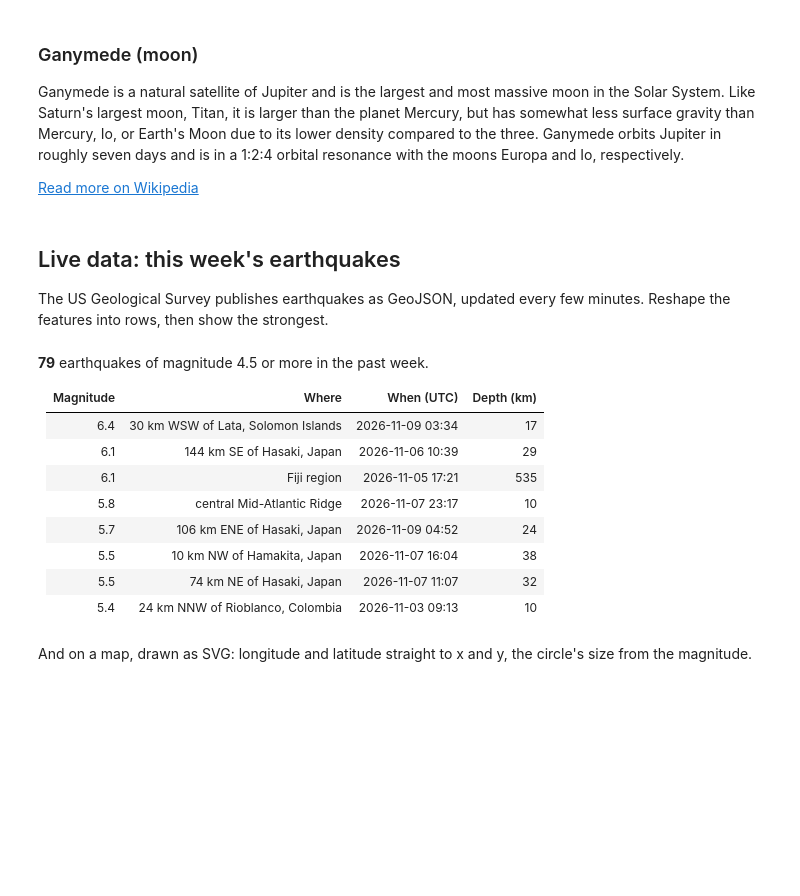
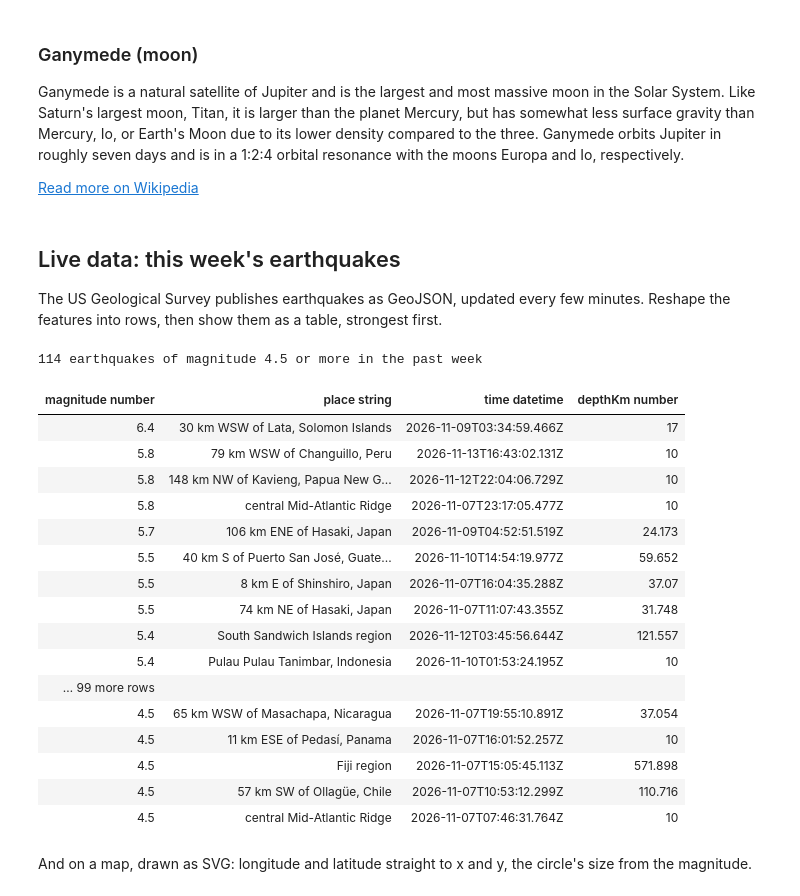
Before and after one commit to tlockney/ganymede-ui, a Jupyter notebook: examples/02 Web APIs.ipynb, the cells around one changed output. Saved outputs shown, nothing was run; the diff lists cells and outputs as text; code cells hidden in the pictures; blank space fills up the shorter version.

```diff
--- a/examples/02 Web APIs.ipynb
+++ b/examples/02 Web APIs.ipynb
@@ -30,37 +30,42 @@ Ganymede is a natural satellite of Jupiter and is the largest and most massive m
 ## Live data: this week's earthquakes
 
 The US Geological Survey publishes earthquakes as GeoJSON, updated every
-few minutes. Reshape the features into rows, then show the strongest.
+few minutes. Reshape the features into rows, then show them as a table,
+strongest first.
 # %%
 const quakes = await getJson("https://earthquake.usgs.gov/earthquakes/feed/v1.0/summary/4.5_week.geojson");
 type Quake = { place: string; magnitude: number; time: Date; depthKm: number; lon: number; lat: number };
 const rows: Quake[] = quakes.features.map((f: any) => ({
   place: f.properties.place ?? "unknown",
   magnitude: f.properties.mag,
   time: new Date(f.properties.time),
   lon: f.geometry.coordinates[0],
   lat: f.geometry.coordinates[1],
   depthKm: f.geometry.coordinates[2],
 }));
-const strongest = [...rows].sort((a, b) => b.magnitude - a.magnitude).slice(0, 8);
-jupyter.md`**${rows.length}** earthquakes of magnitude 4.5 or more in the past week.
-
-| Magnitude | Where | When (UTC) | Depth (km) |
-| ---: | :--- | :--- | ---: |
-${strongest.map(q => `| ${q.magnitude.toFixed(1)} | ${q.place} | ${q.time.toISOString().slice(0, 16).replace("T", " ")} | ${q.depthKm.toFixed(0)} |`).join("\n")}`;
+jupyter.table([...rows].sort((a, b) => b.magnitude - a.magnitude), {
+  title: `${rows.length} earthquakes of magnitude 4.5 or more in the past week`,
+  columns: ["magnitude", "place", "time", "depthKm"],
+});
 # %% [output]
-**79** earthquakes of magnitude 4.5 or more in the past week.
-
-| Magnitude | Where | When (UTC) | Depth (km) |
-| ---: | :--- | :--- | ---: |
-| 6.4 | 30 km WSW of Lata, Solomon Islands | 2026-11-09 03:34 | 17 |
-| 6.1 | 144 km SE of Hasaki, Japan | 2026-11-06 10:39 | 29 |
-| 6.1 | Fiji region | 2026-11-05 17:21 | 535 |
-| 5.8 | central Mid-Atlantic Ridge | 2026-11-07 23:17 | 10 |
-| 5.7 | 106 km ENE of Hasaki, Japan | 2026-11-09 04:52 | 24 |
-| 5.5 | 10 km NW of Hamakita, Japan | 2026-11-07 16:04 | 38 |
-| 5.5 | 74 km NE of Hasaki, Japan | 2026-11-07 11:07 | 32 |
-| 5.4 | 24 km NNW of Rioblanco, Colombia | 2026-11-03 09:13 | 10 |
+114 earthquakes of magnitude 4.5 or more in the past week
+| magnitude number | place string | time datetime | depthKm number |
+| 6.4 | 30 km WSW of Lata, Solomon Islands | 2026-11-09T03:34:59.466Z | 17 |
+| 5.8 | 79 km WSW of Changuillo, Peru | 2026-11-13T16:43:02.131Z | 10 |
+| 5.8 | 148 km NW of Kavieng, Papua New G... | 2026-11-12T22:04:06.729Z | 10 |
+| 5.8 | central Mid-Atlantic Ridge | 2026-11-07T23:17:05.477Z | 10 |
+| 5.7 | 106 km ENE of Hasaki, Japan | 2026-11-09T04:52:51.519Z | 24.173 |
+| 5.5 | 40 km S of Puerto San José, Guate... | 2026-11-10T14:54:19.977Z | 59.652 |
+| 5.5 | 8 km E of Shinshiro, Japan | 2026-11-07T16:04:35.288Z | 37.07 |
+| 5.5 | 74 km NE of Hasaki, Japan | 2026-11-07T11:07:43.355Z | 31.748 |
+| 5.4 | South Sandwich Islands region | 2026-11-12T03:45:56.644Z | 121.557 |
+| 5.4 | Pulau Pulau Tanimbar, Indonesia | 2026-11-10T01:53:24.195Z | 10 |
+| … 99 more rows |  |  |  |
+| 4.5 | 65 km WSW of Masachapa, Nicaragua | 2026-11-07T19:55:10.891Z | 37.054 |
+| 4.5 | 11 km ESE of Pedasí, Panama | 2026-11-07T16:01:52.257Z | 10 |
+| 4.5 | Fiji region | 2026-11-07T15:05:45.113Z | 571.898 |
+| 4.5 | 57 km SW of Ollagüe, Chile | 2026-11-07T10:53:12.299Z | 110.716 |
+| 4.5 | central Mid-Atlantic Ridge | 2026-11-07T07:46:31.764Z | 10 |
 # %% [markdown]
 And on a map, drawn as SVG: longitude and latitude straight to x and y, the
 circle's size from the magnitude.
```
Also changed, not shown: parts of 1 cell of this notebook, 10 other files.
